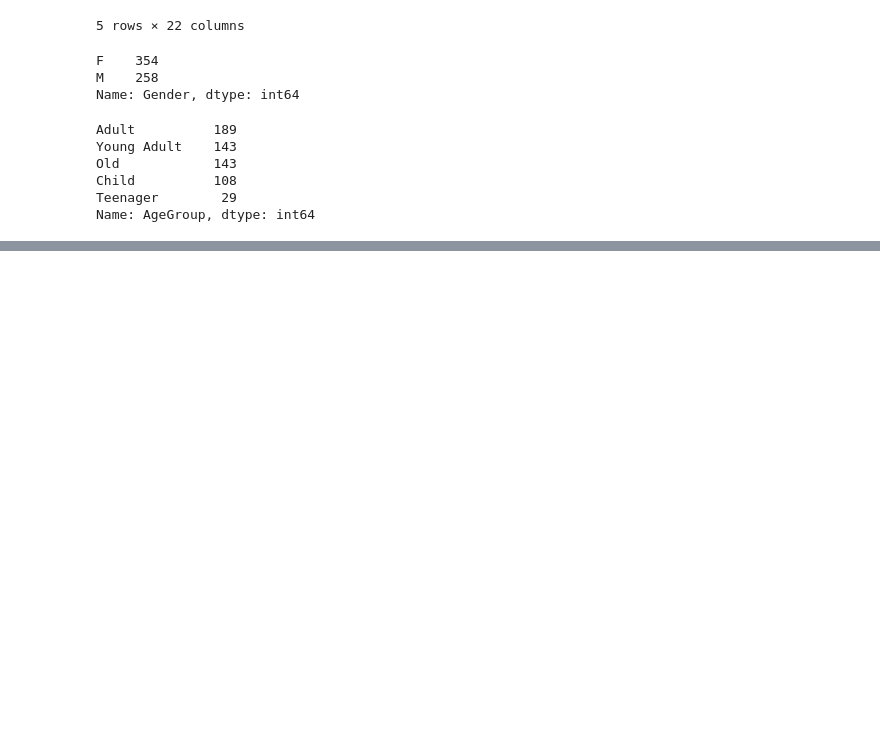
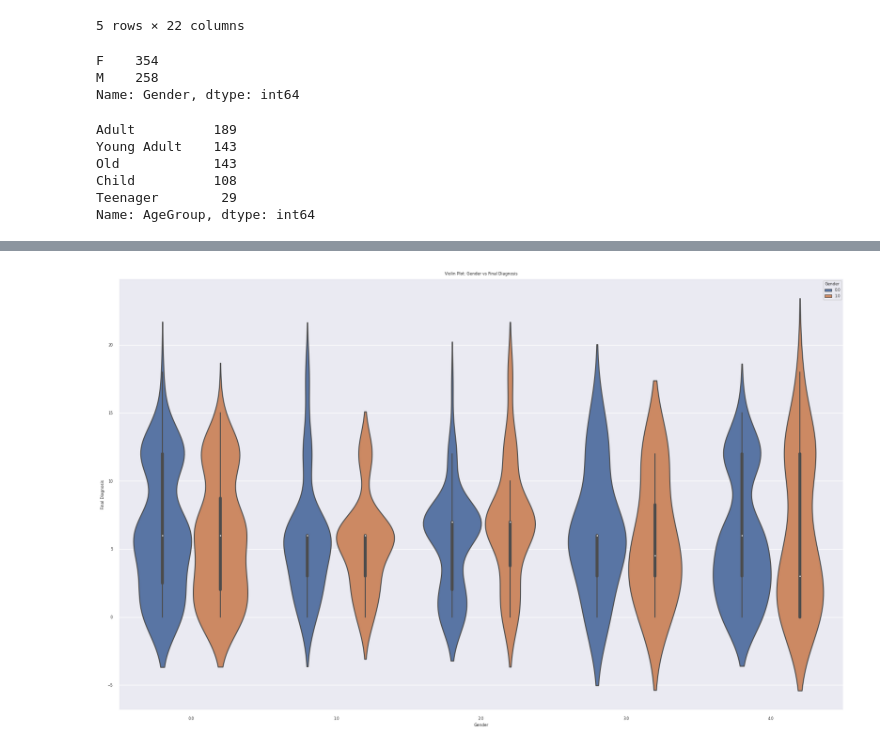
Before and after one commit to TheHuntsman4/EEML_Proposal, a Jupyter notebook: model.ipynb, the cells around one changed output, grey strips where cells are left out. Cells and saved outputs as stored; diff of their text form; code cells hidden in the pictures; blank space fills up the shorter version.

Commit message:
<feat>:[adds more data processing and adds the encoder scheme]

```diff
--- a/model.ipynb
+++ b/model.ipynb
@@ -148,0 +179,34 @@ plt.show()
+# %%
+from sklearn.preprocessing import OrdinalEncoder
+import json
+
+encoder = OrdinalEncoder(dtype=float)
+df_encoded = pd.DataFrame(encoder.fit_transform(df), columns=df.columns)
+
+encoding_scheme = {}
+
+for column_name, categories in zip(df.columns, encoder.categories_):
+    encoding_scheme[column_name] = dict(zip(categories, range(len(categories))))
+
+with open('encoding_scheme.json', 'w') as file:
+    json.dump(encoding_scheme, file)
+with open('encoding_scheme.txt', 'w') as file:
+    file.write(str(encoding_scheme))
+# %%
+import seaborn as sns
+import matplotlib.pyplot as plt
+
+# Assuming df is your DataFrame
+sns.set(font_scale=0.5)
+plt.figure(figsize=(20, 12))
+
+# Violin plot of Gender vs Final Diagnosis
+sns.violinplot(x="AgeGroup", y="Final Diagnosis", data=df_encoded, hue="Gender")
+
+plt.title("Violin Plot: Gender vs Final Diagnosis")
+plt.xlabel("Gender")
+plt.ylabel("Final Diagnosis")
+
+plt.show()
+# %% [output]
+[figure, added]
```
Also changed, not shown: parts of 5 cells of this notebook, 1 other file.
